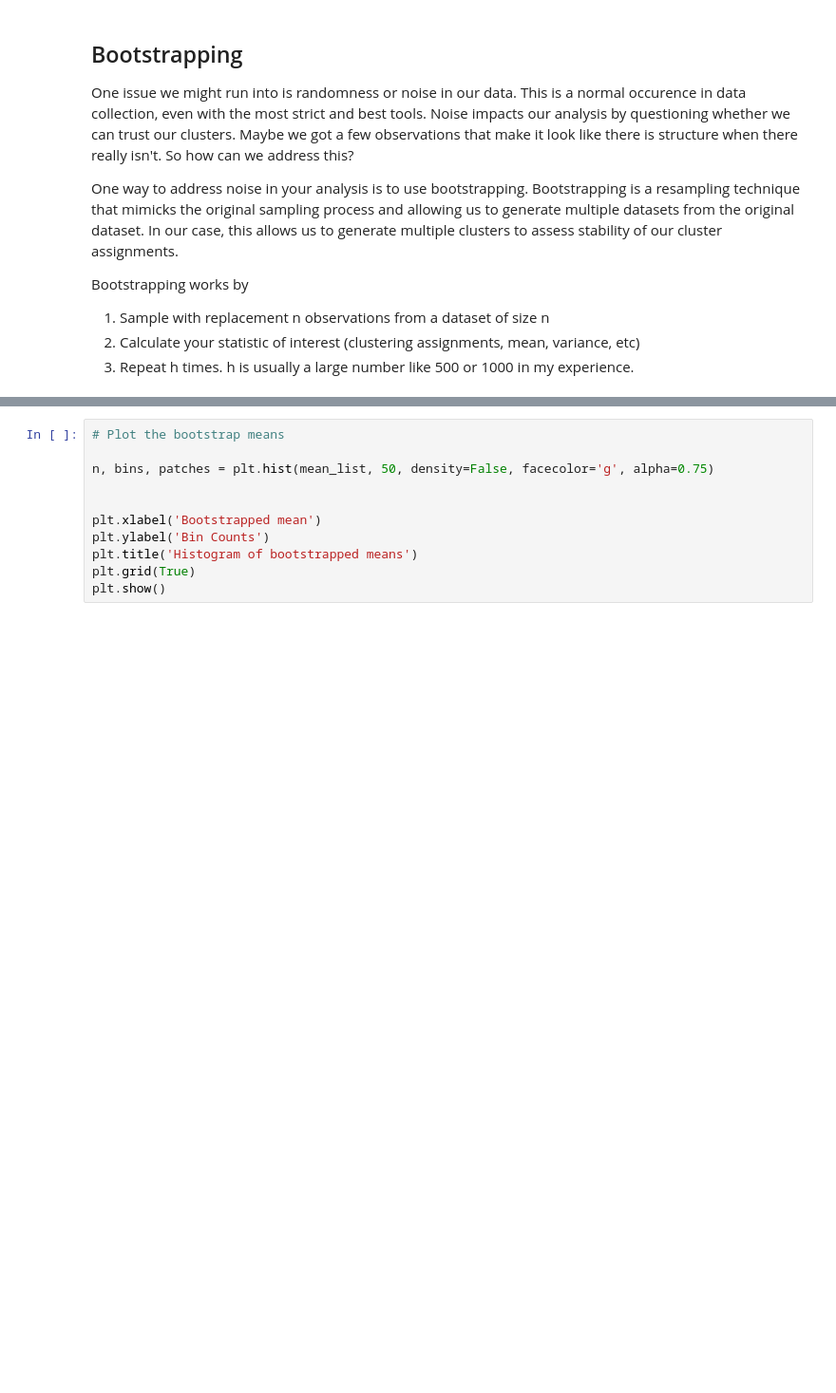
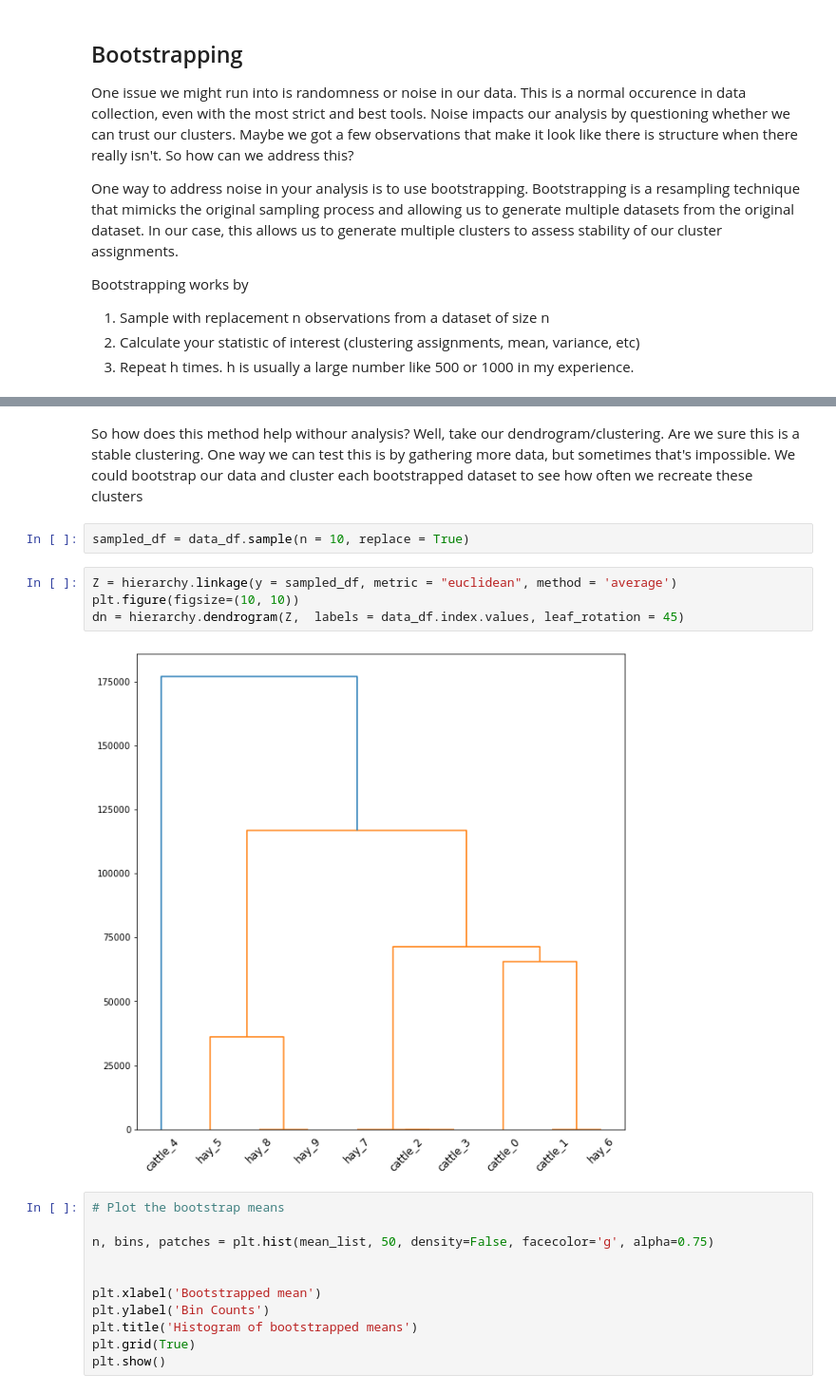
Before and after one commit to crowegian/indigiData_clustering, a Jupyter notebook: Completed Uncovering Structure in Data.ipynb, the cells around one changed output, grey strips where cells are left out. Shown at 95% size. Drawn from its saved outputs; the diff is of its cells as text; blank space fills up the shorter version.

```diff
--- a/Completed Uncovering Structure in Data.ipynb
+++ b/Completed Uncovering Structure in Data.ipynb
@@ -386,3 +523,13 @@ bootstrap Standard deviation: 5.190570042567543
+# %% [markdown]
+So how does this method help withour analysis? Well, take our dendrogram/clustering. Are we sure this is a stable clustering. One way we can test this is by gathering more data, but sometimes that's impossible. We could bootstrap our data and cluster each bootstrapped dataset to see how often we recreate these clusters
+# %%
+sampled_df = data_df.sample(n = 10, replace = True)
+# %%
+Z = hierarchy.linkage(y = sampled_df, metric = "euclidean", method = 'average')
+plt.figure(figsize=(10, 10))
+dn = hierarchy.dendrogram(Z,  labels = data_df.index.values, leaf_rotation = 45)
+# %% [output]
+[figure, added]
 # %%
 # Plot the bootstrap means
 
```
Also changed, not shown: parts of 35 cells of this notebook, 1 other file.
